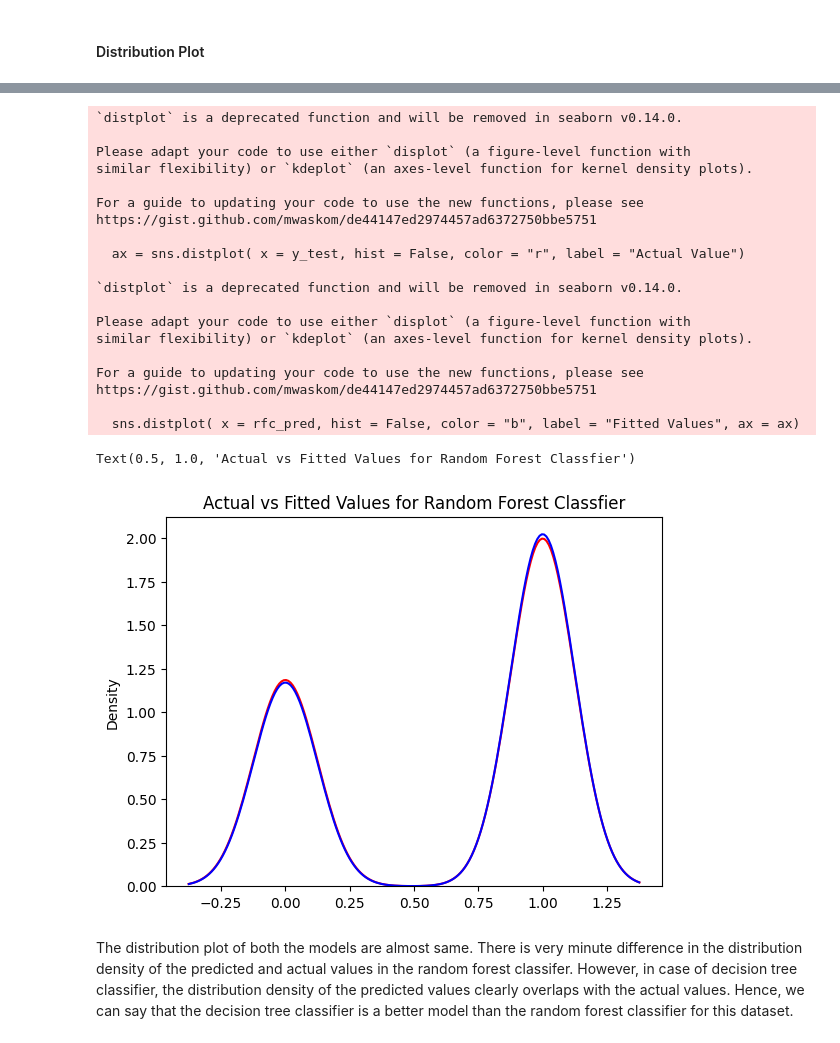
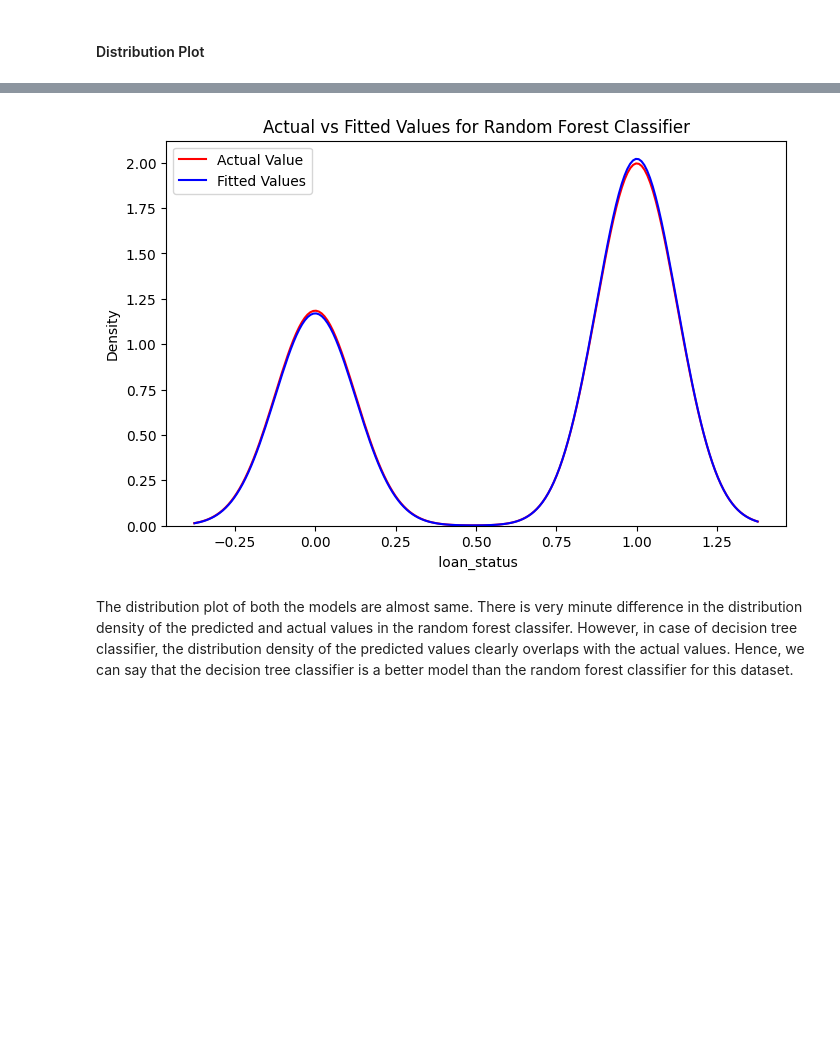
Before and after one commit to Piyush9928/Loan_approval_prediction, a Jupyter notebook: Loan Approval Prediction.ipynb, the cells around one changed output, grey strips where cells are left out. Saved outputs shown, nothing was run; the diff lists cells and outputs as text; code cells hidden in the pictures; blank space fills up the shorter version.

```diff
--- a/Loan Approval Prediction.ipynb
+++ b/Loan Approval Prediction.ipynb
@@ -414,29 +400,25 @@ Text(0.5, 1.0, 'Actual vs Fitted Values for Decsion Tree Classfier')
-# %%
-ax = sns.distplot( x = y_test, hist = False, color = "r", label = "Actual Value")
-sns.distplot( x = rfc_pred, hist = False, color = "b", label = "Fitted Values", ax = ax)
-plt.title('Actual vs Fitted Values for Random Forest Classfier')
-# %% [output]
-`distplot` is a deprecated function and will be removed in seaborn v0.14.0.
-
-Please adapt your code to use either `displot` (a figure-level function with
-similar flexibility) or `kdeplot` (an axes-level function for kernel density plots).
-
-For a guide to updating your code to use the new functions, please see
-https://gist.github.com/mwaskom/de44147ed2974457ad6372750bbe5751
-
-  ax = sns.distplot( x = y_test, hist = False, color = "r", label = "Actual Value")
-
-`distplot` is a deprecated function and will be removed in seaborn v0.14.0.
-
-Please adapt your code to use either `displot` (a figure-level function with
-similar flexibility) or `kdeplot` (an axes-level function for kernel density plots).
-
-For a guide to updating your code to use the new functions, please see
-https://gist.github.com/mwaskom/de44147ed2974457ad6372750bbe5751
-
-  sns.distplot( x = rfc_pred, hist = False, color = "b", label = "Fitted Values", ax = ax)
-Text(0.5, 1.0, 'Actual vs Fitted Values for Random Forest Classfier')
-[figure, removed]
+# %%
+import seaborn as sns
+import matplotlib.pyplot as plt
+from sklearn.ensemble import RandomForestClassifier
+
+# Train the Random Forest on training data
+rf = RandomForestClassifier(random_state=50)
+rf.fit(X_train, y_train)
+
+# Predict on the test set
+rf_pred = rf.predict(X_test)
+
+plt.figure(figsize=(8,5))
+
+sns.kdeplot(y_test, color="r", label="Actual Value")
+sns.kdeplot(rf_pred, color="b", label="Fitted Values")
+
+plt.title("Actual vs Fitted Values for Random Forest Classifier")
+plt.legend()
+plt.show()
+# %% [output]
+[figure, added]
 # %% [markdown]
 The distribution plot of both the models are almost same. There is very minute difference in the distribution density of the predicted and actual values in the random forest classifer. However, in case of decision tree classifier, the distribution density of the predicted values clearly overlaps with the actual values. Hence, we can say that the decision tree classifier is a better model than the random forest classifier for this dataset.
 # %% [markdown]
```
Also changed, not shown: parts of 5 cells of this notebook.
